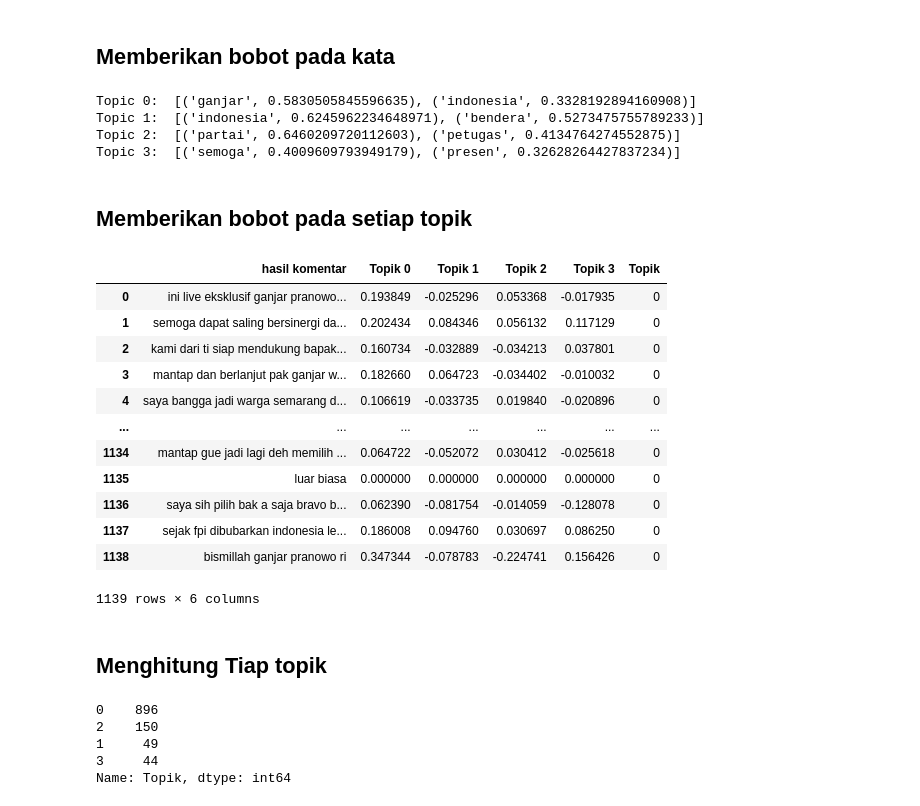
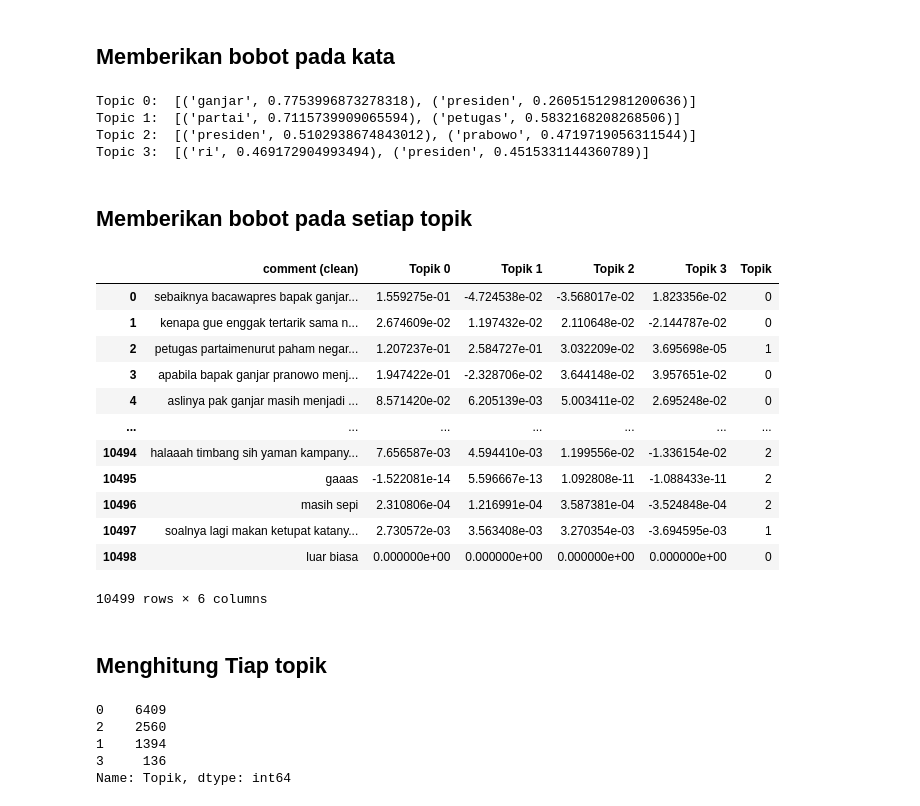
Before and after one commit to chendytriwardani/prosaindata, a Jupyter notebook: _sources/LSA_Modelling.ipynb, the cells around one changed output. Cells and saved outputs as stored; diff of their text form; code cells hidden in the pictures.

```diff
--- a/_sources/LSA_Modelling.ipynb
+++ b/_sources/LSA_Modelling.ipynb
@@ -7,6 +7,6 @@ warnings.filterwarnings('ignore')
 # %%
 import pandas as pd
 df = pd.read_csv(
-    'https://raw.githubusercontent.com/chendytriwardani/Data/main/scrapping_youtube.csv')
+    'https://raw.githubusercontent.com/chendytriwardani/Data/main/Comments_Data_yt.csv')
 df
 # %% [output]
@@ -32,6 +32,8 @@ nltk.download('stopwords', quiet=True)
 True
 # %% [markdown]
 ## Tokenize
+# %%
+df['comment (clean)'].fillna('', inplace=True)
 # %%
 from nltk.tokenize import RegexpTokenizer
 from sklearn.decomposition import TruncatedSVD
@@ -46,7 +48,7 @@ vectorizer = TfidfVectorizer(lowercase=True,
                              stop_words=stopwords,
                              tokenizer=tokenizer.tokenize)
 
-tfidf_matrix = vectorizer.fit_transform(df['hasil komentar'])
+tfidf_matrix = vectorizer.fit_transform(df['comment (clean)'])
 
 # Melakukan dekomposisi matriks dengan SVD
 svd_model = TruncatedSVD(n_components=4)
@@ -62,42 +64,42 @@ for index, component in enumerate(svd_model.components_):
     top_terms_key=sorted(zipped, key = lambda t: t[1], reverse=True)[:2]
     print("Topic "+str(index)+": ",top_terms_key)
 # %% [output]
-Topic 0:  [('ganjar', 0.5830505845596635), ('indonesia', 0.3328192894160908)]
-Topic 1:  [('indonesia', 0.6245962234648971), ('bendera', 0.5273475755789233)]
-Topic 2:  [('partai', 0.6460209720112603), ('petugas', 0.4134764274552875)]
-Topic 3:  [('semoga', 0.4009609793949179), ('presen', 0.32628264427837234)]
+Topic 0:  [('ganjar', 0.7753996873278318), ('presiden', 0.26051512981200636)]
+Topic 1:  [('partai', 0.7115739909065594), ('petugas', 0.5832168208268506)]
+Topic 2:  [('presiden', 0.5102938674843012), ('prabowo', 0.4719719056311544)]
+Topic 3:  [('ri', 0.469172904993494), ('presiden', 0.4515331144360789)]
 # %% [markdown]
 ## Memberikan bobot pada setiap topik
 # %%
 # bobot setiap topik terhadap  dokumen
 df_lsa = pd.DataFrame(lsa_matrix, columns=[
                       "Topik 0", "Topik 1", "Topik 2", "Topik 3"])
-df_lsa = pd.concat([df["hasil komentar"], df_lsa], axis=1)
+df_lsa = pd.concat([df["comment (clean)"], df_lsa], axis=1)
 df_lsa['Topik'] = df_lsa[['Topik 0', 'Topik 1', 'Topik 2', 'Topik 3']].apply(
     lambda x: x.argmax(), axis=1)
 
 df_lsa
 # %% [output]
-|  | hasil komentar | Topik 0 | Topik 1 | Topik 2 | Topik 3 | Topik |
-| 0 | ini live eksklusif ganjar pranowo... | 0.193849 | -0.025296 | 0.053368 | -0.017935 | 0 |
-| 1 | semoga dapat saling bersinergi da... | 0.202434 | 0.084346 | 0.056132 | 0.117129 | 0 |
-| 2 | kami dari ti siap mendukung bapak... | 0.160734 | -0.032889 | -0.034213 | 0.037801 | 0 |
-| 3 | mantap dan berlanjut pak ganjar w... | 0.182660 | 0.064723 | -0.034402 | -0.010032 | 0 |
-| 4 | saya bangga jadi warga semarang d... | 0.106619 | -0.033735 | 0.019840 | -0.020896 | 0 |
+|  | comment (clean) | Topik 0 | Topik 1 | Topik 2 | Topik 3 | Topik |
+| 0 | sebaiknya bacawapres bapak ganjar... | 1.559275e-01 | -4.724538e-02 | -3.568017e-02 | 1.823356e-02 | 0 |
+| 1 | kenapa gue enggak tertarik sama n... | 2.674609e-02 | 1.197432e-02 | 2.110648e-02 | -2.144787e-02 | 0 |
+| 2 | petugas partaimenurut paham negar... | 1.207237e-01 | 2.584727e-01 | 3.032209e-02 | 3.695698e-05 | 1 |
+| 3 | apabila bapak ganjar pranowo menj... | 1.947422e-01 | -2.328706e-02 | 3.644148e-02 | 3.957651e-02 | 0 |
+| 4 | aslinya pak ganjar masih menjadi ... | 8.571420e-02 | 6.205139e-03 | 5.003411e-02 | 2.695248e-02 | 0 |
 | ... | ... | ... | ... | ... | ... | ... |
-| 1134 | mantap gue jadi lagi deh memilih ... | 0.064722 | -0.052072 | 0.030412 | -0.025618 | 0 |
-| 1135 | luar biasa | 0.000000 | 0.000000 | 0.000000 | 0.000000 | 0 |
-| 1136 | saya sih pilih bak a saja bravo b... | 0.062390 | -0.081754 | -0.014059 | -0.128078 | 0 |
-| 1137 | sejak fpi dibubarkan indonesia le... | 0.186008 | 0.094760 | 0.030697 | 0.086250 | 0 |
-| 1138 | bismillah ganjar pranowo ri | 0.347344 | -0.078783 | -0.224741 | 0.156426 | 0 |
+| 10494 | halaaah timbang sih yaman kampany... | 7.656587e-03 | 4.594410e-03 | 1.199556e-02 | -1.336154e-02 | 2 |
+| 10495 | gaaas | -1.522081e-14 | 5.596667e-13 | 1.092808e-11 | -1.088433e-11 | 2 |
+| 10496 | masih sepi | 2.310806e-04 | 1.216991e-04 | 3.587381e-04 | -3.524848e-04 | 2 |
+| 10497 | soalnya lagi makan ketupat katany... | 2.730572e-03 | 3.563408e-03 | 3.270354e-03 | -3.694595e-03 | 1 |
+| 10498 | luar biasa | 0.000000e+00 | 0.000000e+00 | 0.000000e+00 | 0.000000e+00 | 0 |
-1139 rows × 6 columns
+10499 rows × 6 columns
 # %% [markdown]
 ## Menghitung Tiap topik
 # %%
 df_lsa['Topik'].value_counts()
 # %% [output]
-0    896
-2    150
-1     49
-3     44
+0    6409
+2    2560
+1    1394
+3     136
 Name: Topik, dtype: int64
```
Also changed, not shown: parts of 1 cell of this notebook, 17 other files.
